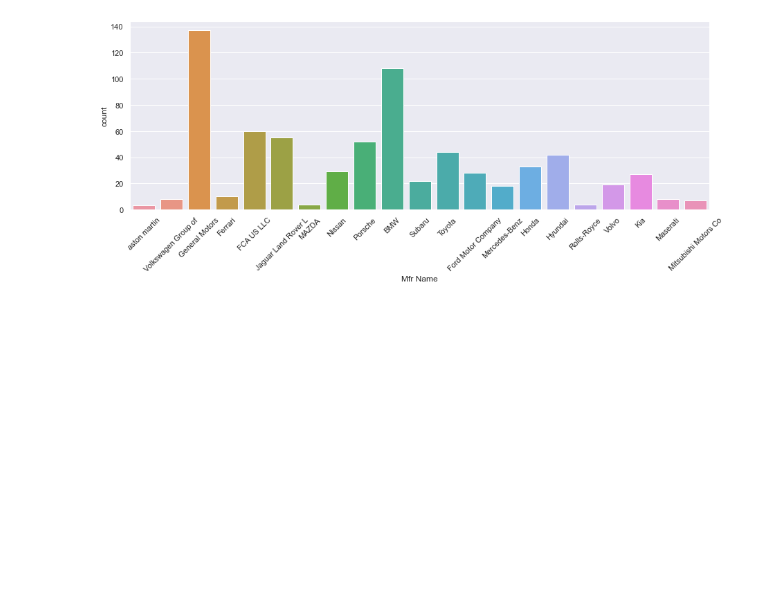
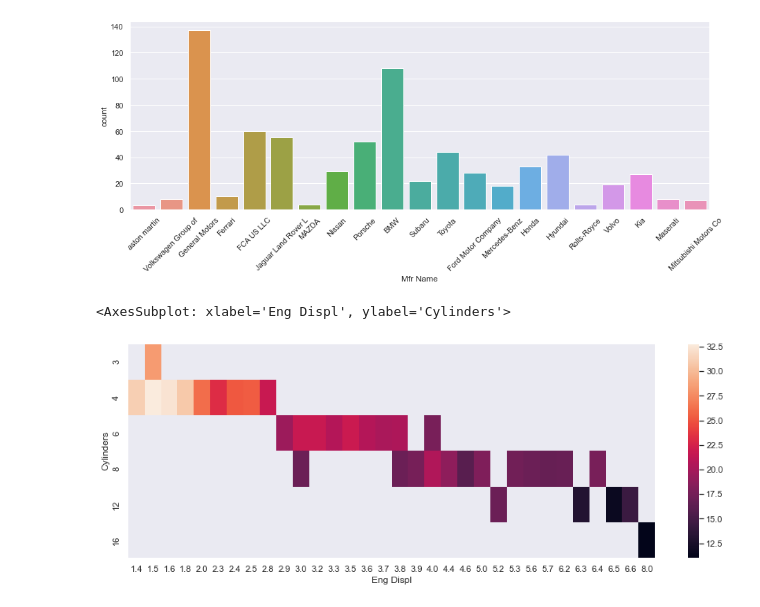
Before and after one commit to kamath7/MLProjectsRepo, a Jupyter notebook: QuiteTheBasics/seaborn.ipynb, the cells around one changed output. Drawn from its saved outputs; the diff is of its cells as text; code cells hidden in the pictures; blank space fills up the shorter version.

Commit message:
heatmap

```diff
--- a/QuiteTheBasics/seaborn.ipynb
+++ b/QuiteTheBasics/seaborn.ipynb
@@ -142,3 +142,9 @@ ax.set_xticklabels(ax.get_xticklabels(),rotation=45)
  Text(19, 0, 'Maserati'),
  Text(20, 0, 'Mitsubishi Motors Co')]
 [figure]
+# %%
+df2 = df.pivot_table(index='Cylinders', columns='Eng Displ', values='CombMPG', aggfunc='mean')
+sns.heatmap(df2)
+# %% [output]
+<AxesSubplot: xlabel='Eng Displ', ylabel='Cylinders'>
+[figure, added]
```
